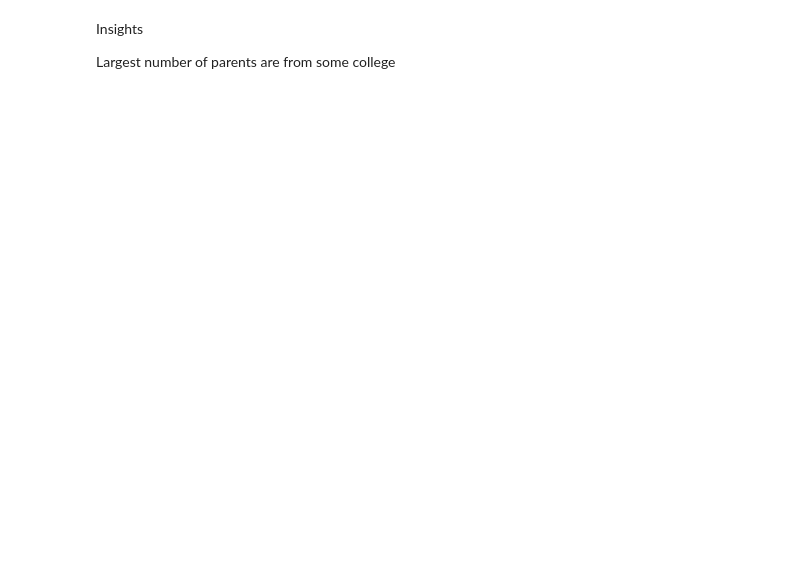
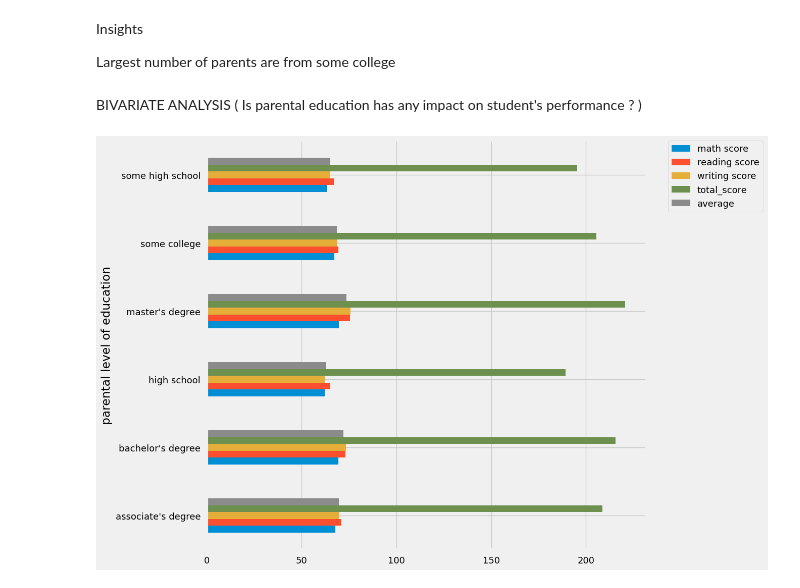
Before and after one commit to nidhi7054/student_performence_project, a Jupyter notebook: notebook/EDA.ipynb, the cells around one changed output. Drawn from its saved outputs; the diff is of its cells as text; code cells hidden in the pictures; blank space fills up the shorter version.

```diff
--- a/notebook/EDA.ipynb
+++ b/notebook/EDA.ipynb
@@ -556,3 +558,19 @@ Passing `palette` without assigning `hue` is deprecated and will be removed in v
 Insights
 
 Largest number of parents are from some college
+# %% [markdown]
+BIVARIATE ANALYSIS ( Is parental education has any impact on student's performance ? )
+# %%
+# Select only numeric columns
+numeric_cols = dt.select_dtypes(include='number').columns
+
+# Group by 'parental level of education' and calculate the mean only for numeric columns
+dt.groupby('parental level of education')[numeric_cols].mean().plot(kind='barh', figsize=(10, 10))
+
+# Optional: move the legend to the right
+plt.legend(bbox_to_anchor=(1.05, 1), loc=2, borderaxespad=0.)
+
+# Show the plot
+plt.show()
+# %% [output]
+[figure, added]
```
Also changed, not shown: parts of 27 cells of this notebook.
